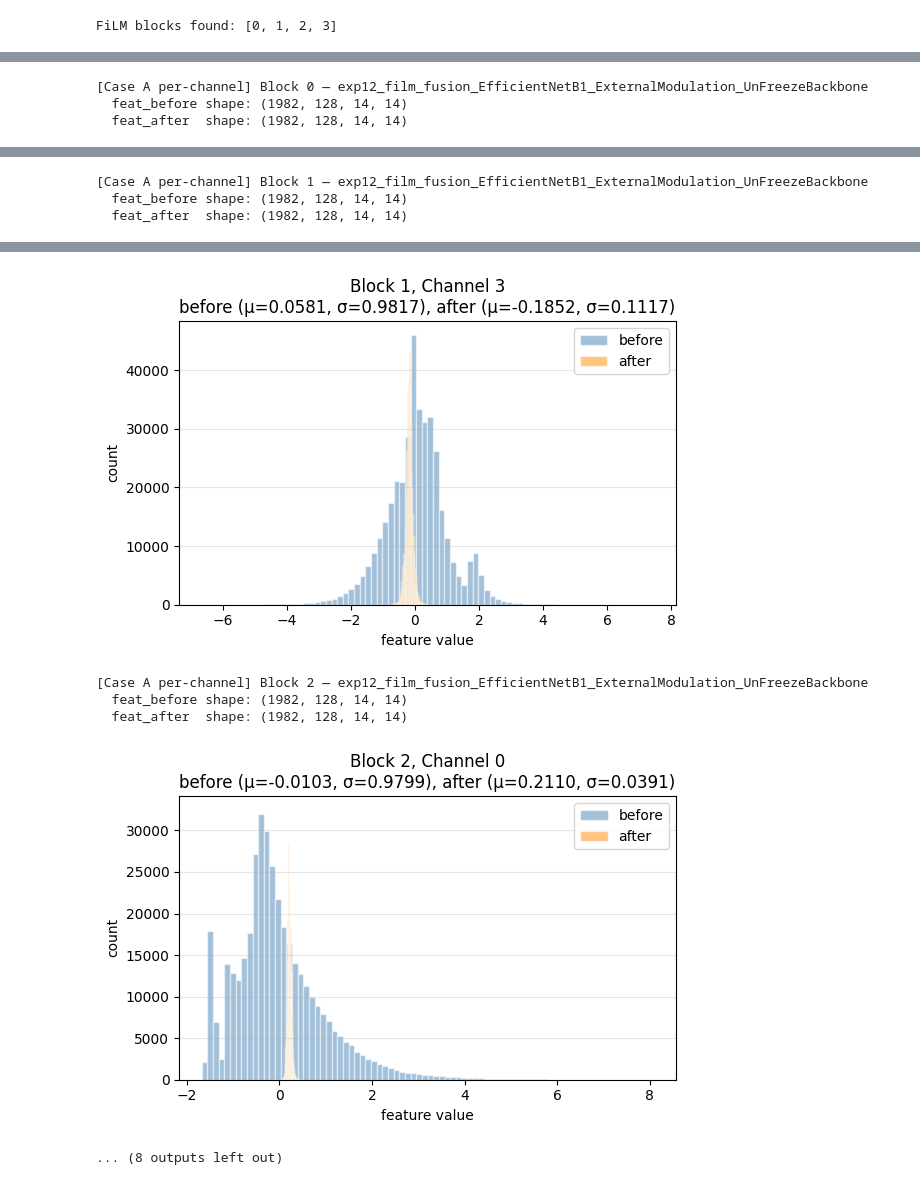
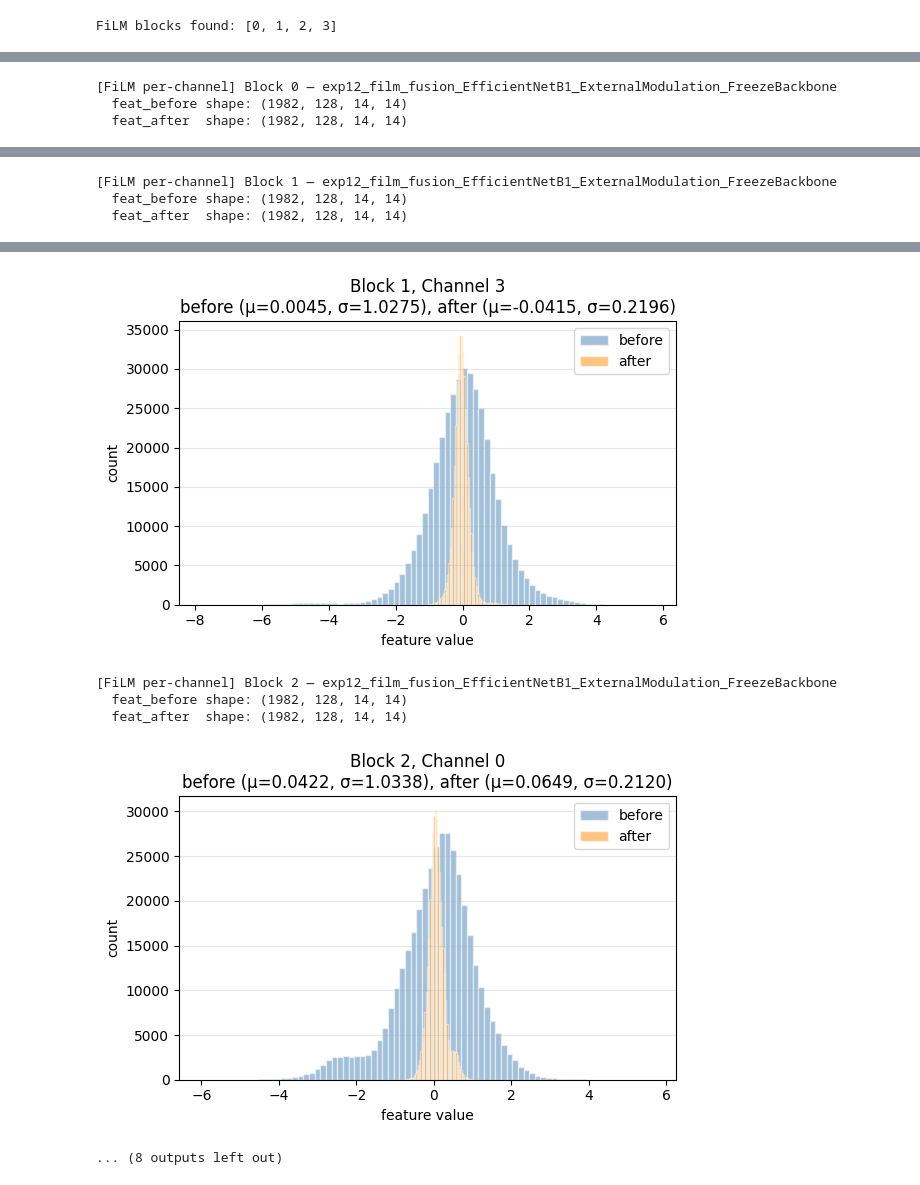
Before and after one commit to GhiasAli17/Petfinder-Pawpularity-Analysis, a Jupyter notebook: extra/exp12_film/film_analysis/exp12_FiLM_EfficientNetB1_ExternalModulationFreezeBackbone.ipynb, the cells around one changed output, grey strips where cells are left out. Drawn from its saved outputs; the diff is of its cells as text; code cells hidden in the pictures.

Commit message:
Deeper tabular encoder and FiLM analysis added

```diff
--- a/extra/exp12_film/film_analysis/exp12_FiLM_EfficientNetB1_ExternalModulationFreezeBackbone.ipynb
+++ b/extra/exp12_film/film_analysis/exp12_FiLM_EfficientNetB1_ExternalModulationFreezeBackbone.ipynb
@@ -184,8 +184,8 @@ case_A_per_block(
 16385 rows × 10 columns
 ... (16 outputs left out)
 # %%
-from src.film_analysis import case_A_per_channel
-case_A_per_channel(
+from src.film_analysis import analyze_film_per_channel
+analyze_film_per_channel(
     feat_before = feat_before,
     feat_after  = feat_after,
     exp_name    = cfg["name"],
@@ -193,6 +193,6 @@ case_A_per_channel(
     max_channels = 4,   # e.g. first 4 channels
 )
 # %% [output]
-[Case A per-channel] Block 0 — exp12_film_fusion_EfficientNetB1_ExternalModulation_UnFreezeBackbone
+[FiLM per-channel] Block 0 — exp12_film_fusion_EfficientNetB1_ExternalModulation_FreezeBackbone
   feat_before shape: (1982, 128, 14, 14)
   feat_after  shape: (1982, 128, 14, 14)
@@ -203,3 +203,3 @@ case_A_per_channel(
-[Case A per-channel] Block 1 — exp12_film_fusion_EfficientNetB1_ExternalModulation_UnFreezeBackbone
+[FiLM per-channel] Block 1 — exp12_film_fusion_EfficientNetB1_ExternalModulation_FreezeBackbone
   feat_before shape: (1982, 128, 14, 14)
   feat_after  shape: (1982, 128, 14, 14)
@@ -209,7 +209,7 @@ case_A_per_channel(
-[figure, old version]
+[figure, new version]
-[Case A per-channel] Block 2 — exp12_film_fusion_EfficientNetB1_ExternalModulation_UnFreezeBackbone
+[FiLM per-channel] Block 2 — exp12_film_fusion_EfficientNetB1_ExternalModulation_FreezeBackbone
   feat_before shape: (1982, 128, 14, 14)
   feat_after  shape: (1982, 128, 14, 14)
-[figure, old version]
+[figure, new version]
 ... (8 outputs left out)
 # %%
```
Also changed, not shown: parts of 7 cells of this notebook, 8 other files.
